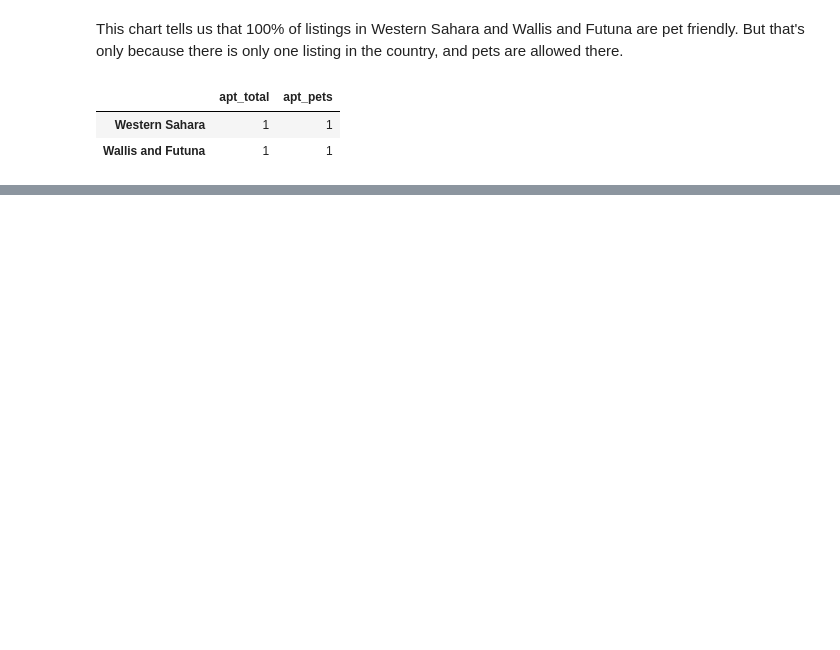
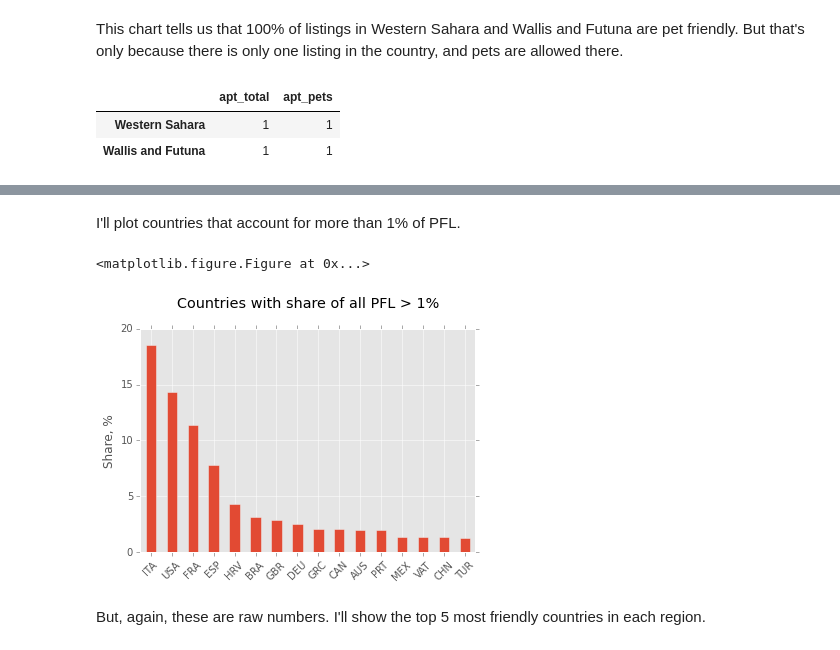
Before and after one commit to medennikova/pet-friendly, a Jupyter notebook: PetFriendly.ipynb, the cells around one changed output, grey strips where cells are left out. Drawn from its saved outputs; the diff is of its cells as text; code cells hidden in the pictures; blank space fills up the shorter version.

```diff
--- a/PetFriendly.ipynb
+++ b/PetFriendly.ipynb
@@ -276,0 +409,10 @@ Ok, so now we know that Europe is a region to go with a pet. It provides the big
+# %%
+# Share of each country in PFL
+pet_share = (df_cut['apt_pets'] /
+             df_cut['apt_pets'].sum() * 100).round(2)
+
+pet_share.sort(ascending=False)
+
+print ("80%, or {0} countries represent just "
+       "{1}% of PFL.".format(quantile_count,
+                           pet_share[-1 * quantile_count: ].sum()))
@@ -276,0 +434,25 @@ Ok, so now we know that Europe is a region to go with a pet. It provides the big
+# %% [markdown]
+I'll plot countries that account for more than 1% of PFL.
+# %%
+# Add country codes to the DF.
+pet_share_df = pd.concat(
+                    [pet_share, df['country_code']],
+                    axis=1).set_index('country_code').sort('apt_pets',
+                                                        ascending=False)
+# Make a bar chart
+matplotlib.style.use('ggplot')
+plt.figure();
+share_plot = pet_share_df[pet_share_df['apt_pets']>1].plot(kind='bar',
+                                                        legend=False,
+                                                        rot=45,
+                                                        title='Countries with share of all PFL > 1%\n')
+
+
+share_plot.set_ylabel('Share, %')
+share_plot.set_xlabel('')
+plt.show()
+# %% [output]
+<matplotlib.figure.Figure at 0x...>
+[figure, added]
+# %% [markdown]
+But, again, these are raw numbers. I'll show the top 5 most friendly countries in each region.
```
Also changed, not shown: parts of 50 cells of this notebook.
